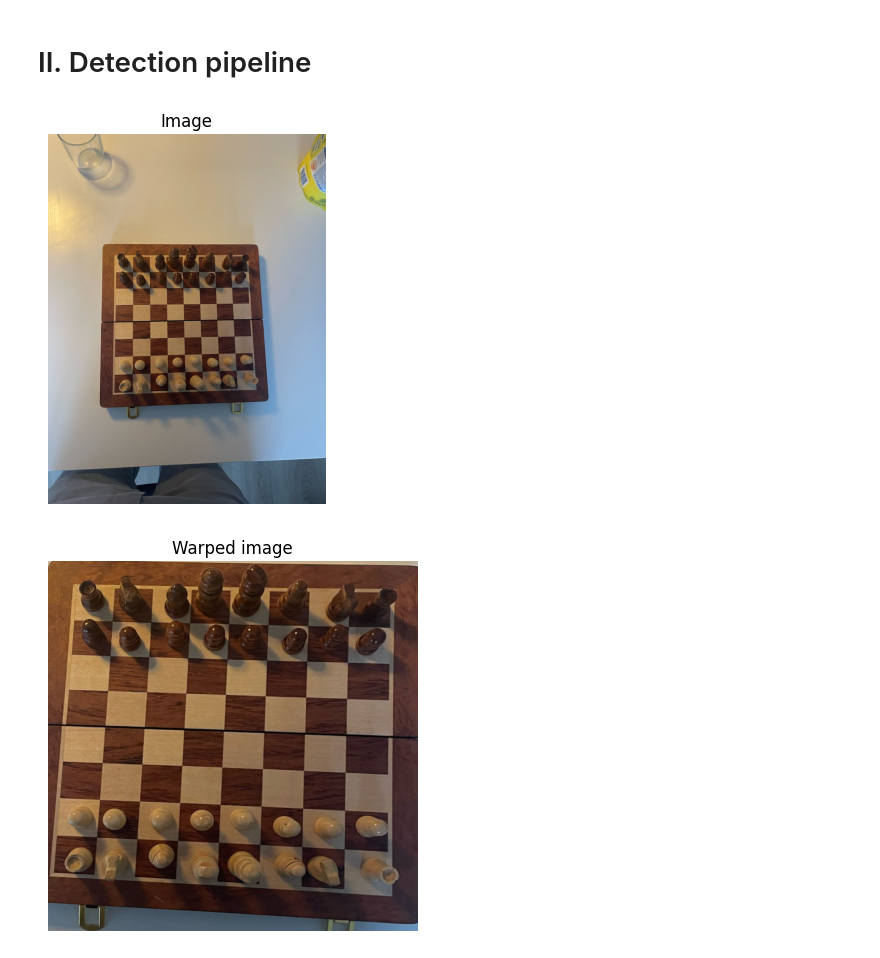
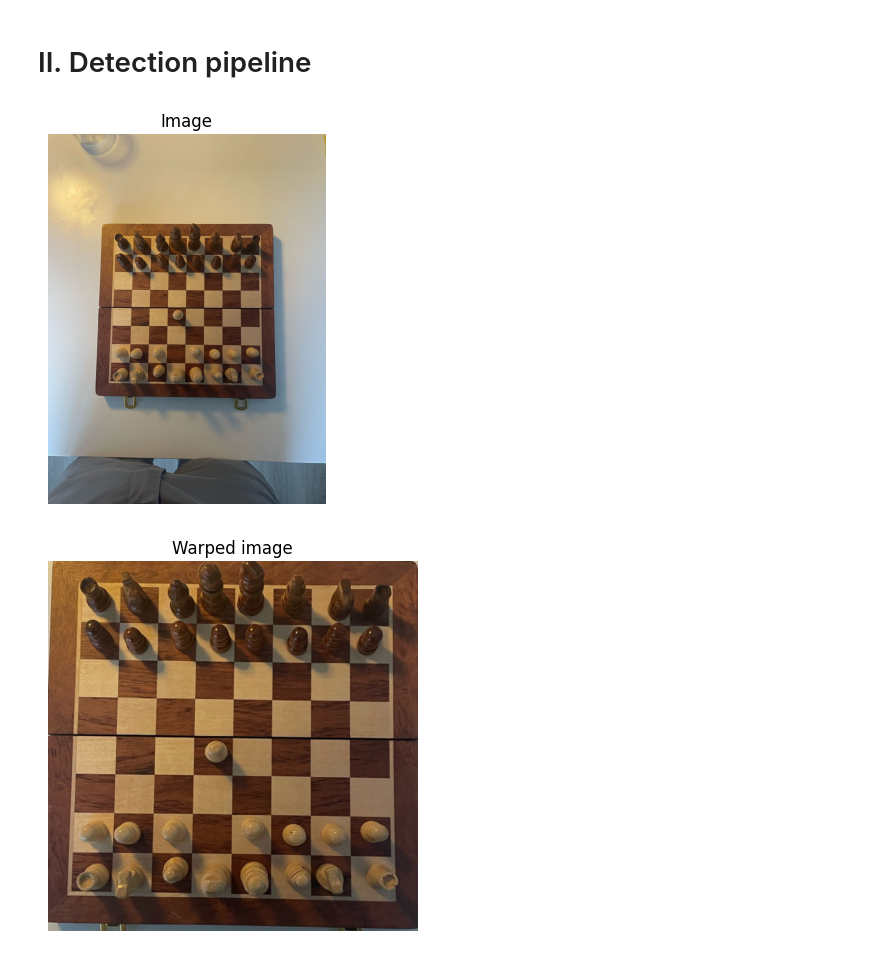
Before and after one commit to louislhotte/chess-computer-vision, a Jupyter notebook: app_v2.ipynb, the cells around one changed output. Saved outputs shown, nothing was run; the diff lists cells and outputs as text; code cells hidden in the pictures.

```diff
--- a/app_v2.ipynb
+++ b/app_v2.ipynb
@@ -657,18 +700,18 @@ def extract_labeled_cells_from_dict(image_dict, grid_size=8):
 # %% [markdown]
 # II. Detection pipeline
 # %%
-image_path = "data\chessboard\chessboard_7.jpg"
+image_path = "data\chessboard\chessboard_6.jpg"
 image = cv2.imread(image_path)
 show_image_rgb(image, title="Image")
 # %% [output]
-[figure, old version]
+[figure, new version]
 # %%
 corners = detect_corners(image)
 warped = warp_perspective(image, corners)
 cropped = cv2.resize(warped, (INPUT_SIZE, INPUT_SIZE), interpolation=cv2.INTER_AREA)
 show_image_rgb(cropped, title="Warped image")
 # %% [output]
-[figure, old version]
+[figure, new version]
 # %%
 cropped_gray = cv2.cvtColor(cropped, cv2.COLOR_BGR2GRAY)
 cropped_blur = cv2.GaussianBlur(cropped_gray, (7, 7), 2)
```
Also changed, not shown: parts of 10 cells of this notebook.
